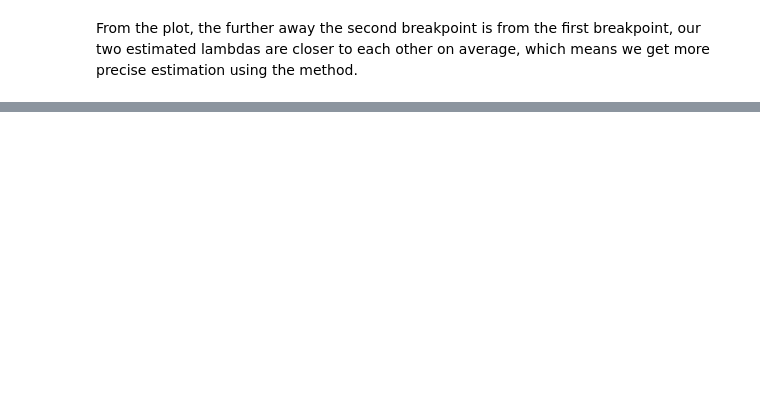
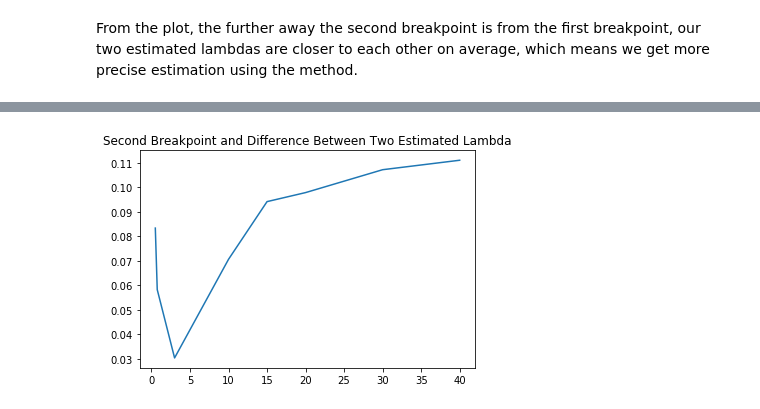
Before and after one commit to GongtingPeng/Funnel, a Jupyter notebook: Funnel.ipynb, the cells around one changed output, grey strips where cells are left out. Cells and saved outputs as stored; diff of their text form; code cells hidden in the pictures; blank space fills up the shorter version.

```diff
--- a/Funnel.ipynb
+++ b/Funnel.ipynb
@@ -323,0 +299,11 @@ From the plot, the further away the second breakpoint is from the first breakpoi
+# %%
+second = [0.5, 0.75, 3, 10, 15, 20, 30, 40]
+diff = []
+for i in second:
+    diff.append(sim_graph(bp=[0.25,i], l = 0.5))
+
+plt.plot(second, diff)
+plt.title('Second Breakpoint and Difference Between Two Estimated Lambda')
+plt.show()
+# %% [output]
+[figure, added]
```
Also changed, not shown: parts of 18 cells of this notebook.
